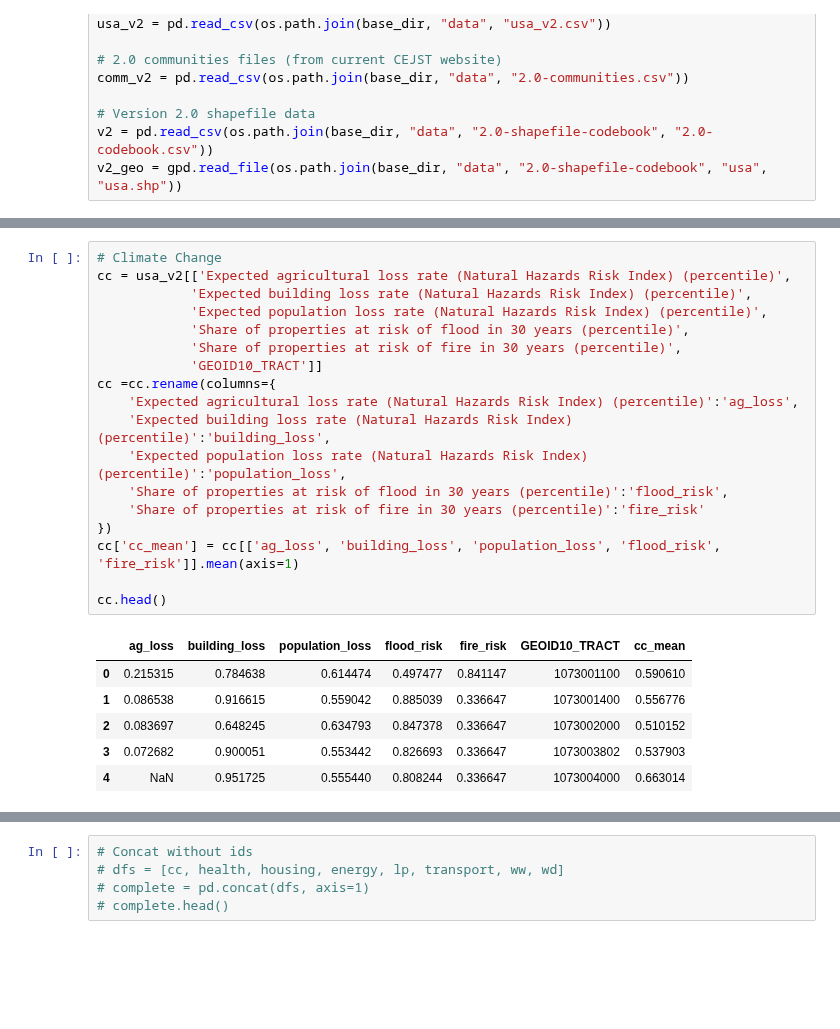
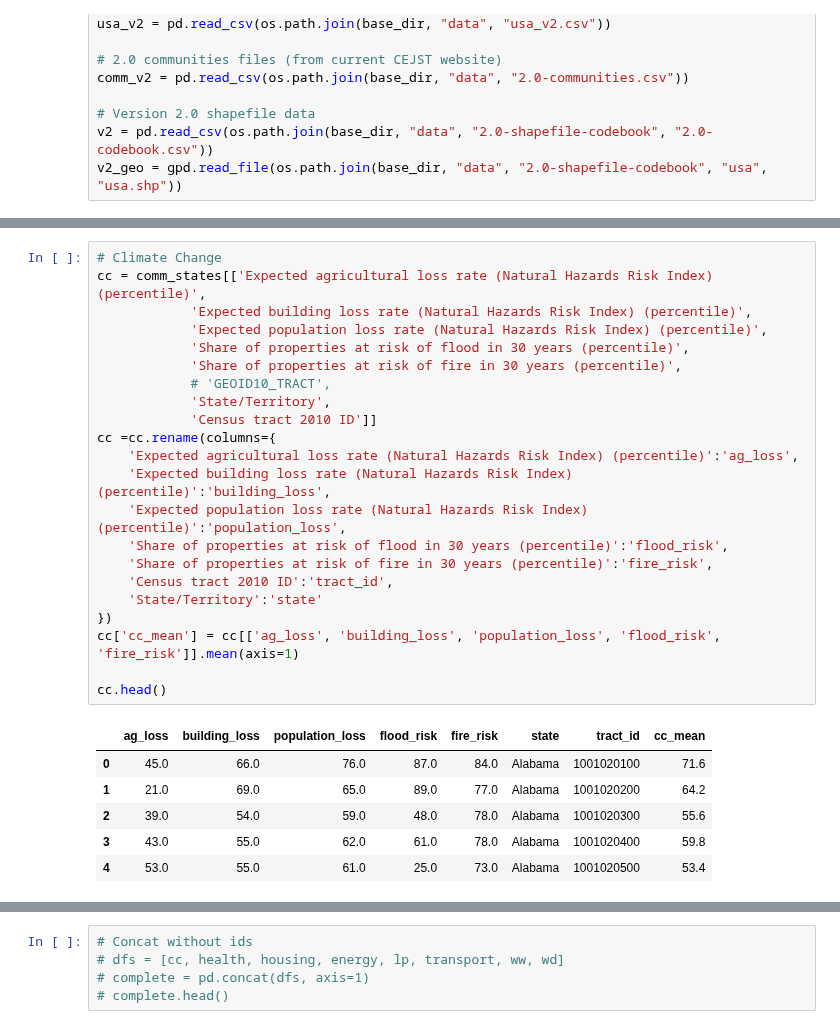
Before and after one commit to haylee360/j40-data-exploration, a Jupyter notebook: gstar-tuning.ipynb, the cells around one changed output, grey strips where cells are left out. Saved outputs shown, nothing was run; the diff lists cells and outputs as text; blank space fills up the shorter version.

```diff
--- a/gstar-tuning.ipynb
+++ b/gstar-tuning.ipynb
@@ -64,27 +104,31 @@ v2_geo.head()
 # %%
 # Climate Change
-cc = usa_v2[['Expected agricultural loss rate (Natural Hazards Risk Index) (percentile)',
+cc = comm_states[['Expected agricultural loss rate (Natural Hazards Risk Index) (percentile)',
             'Expected building loss rate (Natural Hazards Risk Index) (percentile)',
             'Expected population loss rate (Natural Hazards Risk Index) (percentile)',
             'Share of properties at risk of flood in 30 years (percentile)',
             'Share of properties at risk of fire in 30 years (percentile)',
-            'GEOID10_TRACT']]
+            # 'GEOID10_TRACT',
+            'State/Territory',
+            'Census tract 2010 ID']]
 cc =cc.rename(columns={
     'Expected agricultural loss rate (Natural Hazards Risk Index) (percentile)':'ag_loss',
     'Expected building loss rate (Natural Hazards Risk Index) (percentile)':'building_loss',
     'Expected population loss rate (Natural Hazards Risk Index) (percentile)':'population_loss',
     'Share of properties at risk of flood in 30 years (percentile)':'flood_risk',
-    'Share of properties at risk of fire in 30 years (percentile)':'fire_risk'
+    'Share of properties at risk of fire in 30 years (percentile)':'fire_risk',
+    'Census tract 2010 ID':'tract_id',
+    'State/Territory':'state'
 })
 cc['cc_mean'] = cc[['ag_loss', 'building_loss', 'population_loss', 'flood_risk', 'fire_risk']].mean(axis=1)
 
 cc.head()
 # %% [output]
-|  | ag_loss | building_loss | population_loss | flood_risk | fire_risk | GEOID10_TRACT | cc_mean |
-| 0 | 0.215315 | 0.784638 | 0.614474 | 0.497477 | 0.841147 | 1073001100 | 0.590610 |
-| 1 | 0.086538 | 0.916615 | 0.559042 | 0.885039 | 0.336647 | 1073001400 | 0.556776 |
-| 2 | 0.083697 | 0.648245 | 0.634793 | 0.847378 | 0.336647 | 1073002000 | 0.510152 |
-| 3 | 0.072682 | 0.900051 | 0.553442 | 0.826693 | 0.336647 | 1073003802 | 0.537903 |
-| 4 | NaN | 0.951725 | 0.555440 | 0.808244 | 0.336647 | 1073004000 | 0.663014 |
+|  | ag_loss | building_loss | population_loss | flood_risk | fire_risk | state | tract_id | cc_mean |
+| 0 | 45.0 | 66.0 | 76.0 | 87.0 | 84.0 | Alabama | 1001020100 | 71.6 |
+| 1 | 21.0 | 69.0 | 65.0 | 89.0 | 77.0 | Alabama | 1001020200 | 64.2 |
+| 2 | 39.0 | 54.0 | 59.0 | 48.0 | 78.0 | Alabama | 1001020300 | 55.6 |
+| 3 | 43.0 | 55.0 | 62.0 | 61.0 | 78.0 | Alabama | 1001020400 | 59.8 |
+| 4 | 53.0 | 55.0 | 61.0 | 25.0 | 73.0 | Alabama | 1001020500 | 53.4 |
 # %%
 # Energy
```
Also changed, not shown: parts of 20 cells of this notebook.
